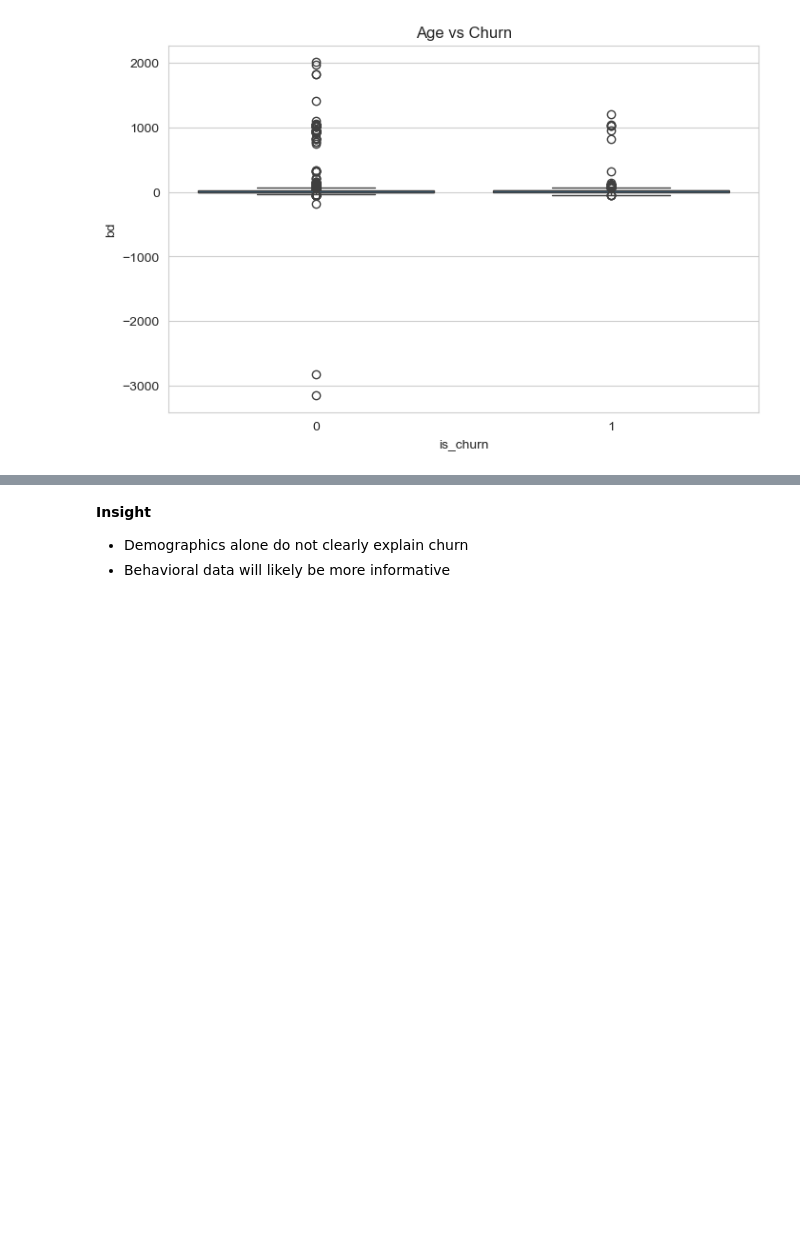
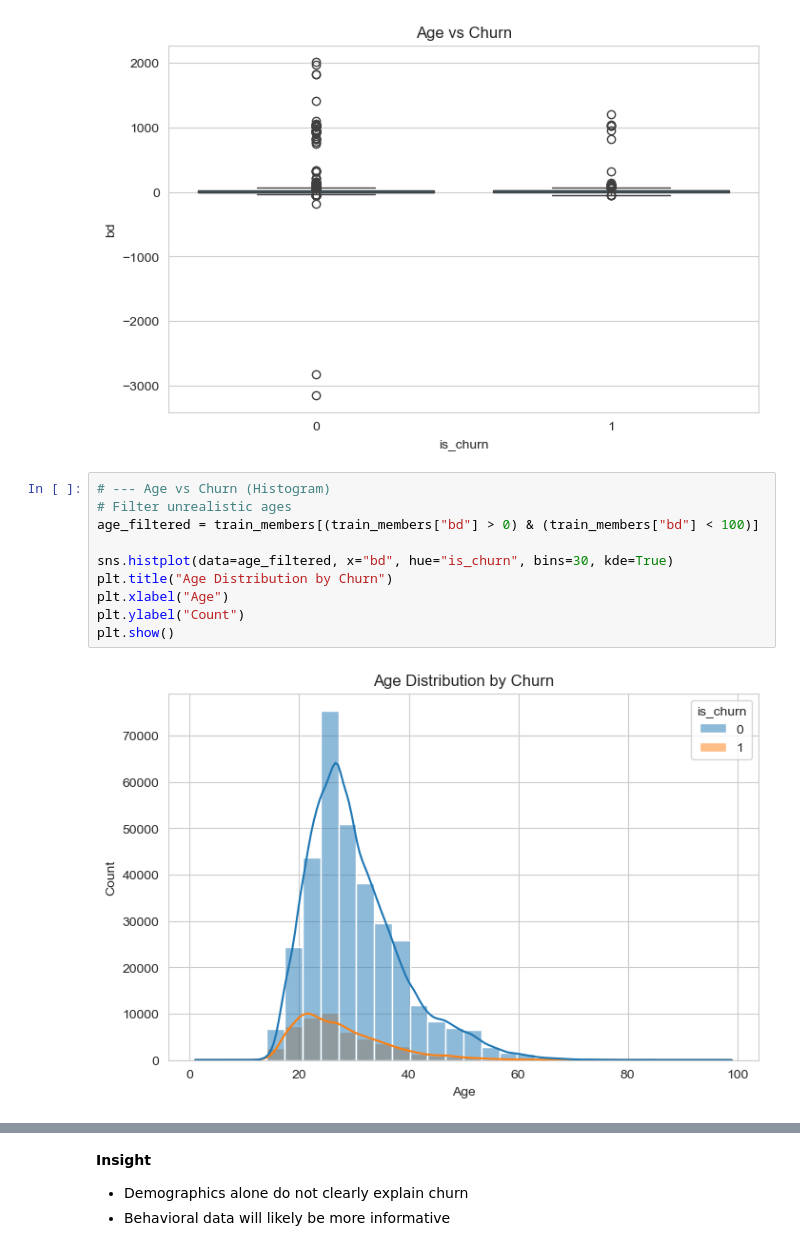
Before and after one commit to PaulinaMamiaga/customer-churn-intelligence-system, a Jupyter notebook: notebooks/01_initial_eda.ipynb, the cells around one changed output, grey strips where cells are left out. Drawn from its saved outputs; the diff is of its cells as text; blank space fills up the shorter version.

```diff
--- a/notebooks/01_initial_eda.ipynb
+++ b/notebooks/01_initial_eda.ipynb
@@ -206,3 +206,15 @@ plt.title("Age vs Churn")
 plt.show()
 # %% [output]
 [figure]
+# %%
+# --- Age vs Churn (Histogram)
+# Filter unrealistic ages
+age_filtered = train_members[(train_members["bd"] > 0) & (train_members["bd"] < 100)]
+
+sns.histplot(data=age_filtered, x="bd", hue="is_churn", bins=30, kde=True)
+plt.title("Age Distribution by Churn")
+plt.xlabel("Age")
+plt.ylabel("Count")
+plt.show()
+# %% [output]
+[figure, added]
```
Also changed, not shown: parts of 1 cell of this notebook.
